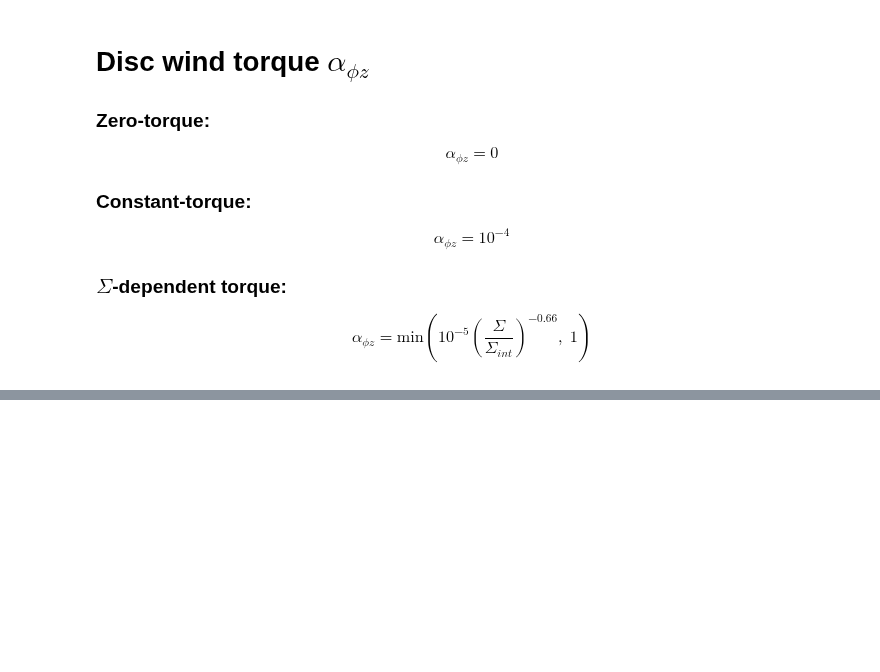
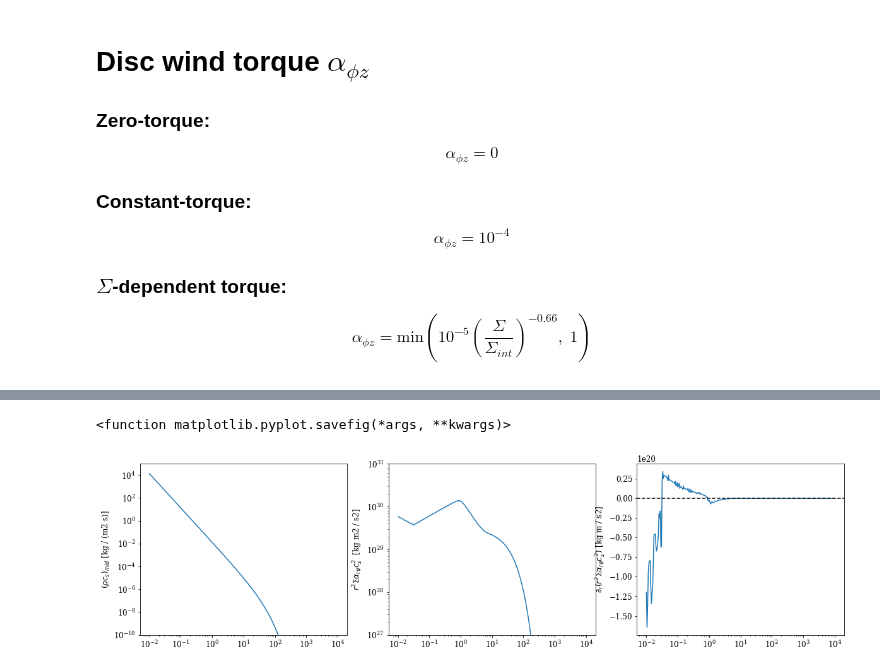
Before and after one commit to agent031/bachelor_code, a Jupyter notebook: Testing_values_T0/mass_flux_strongDW.ipynb, the cells around one changed output, grey strips where cells are left out. Saved outputs shown, nothing was run; the diff lists cells and outputs as text; code cells hidden in the pictures; blank space fills up the shorter version.

```diff
--- a/Testing_values_T0/mass_flux_strongDW.ipynb
+++ b/Testing_values_T0/mass_flux_strongDW.ipynb
@@ -97,0 +149,20 @@ plt.legend(frameon=False)
+# %%
+fig, axs = plt.subplots(1,3, figsize = (20, 5))
+
+
+axs[0].loglog(r_au, ρ_cs_mid(Σ_initial(r_au)), label = 'ρ_cs__mid')
+axs[0].set(ylabel = '$(ρc_s)_{mid}$'+f' [{ρ_cs_mid(Σ_initial(r_au)).unit}]', ylim = (1e-10, 1e5))
+
+to_dev = (r_au**2 * Σ_initial(r_au) * α_rφ * c_s2(temp_initial)).decompose()
+axs[1].loglog(r_au, to_dev)
+axs[1].set(ylabel = '$r^2Σα_{rφ}c_s^2$'+f'  [{to_dev.unit}]', ylim = (1e27, 1e31))
+
+dev = (r_au**(-1) * (sD1_log @ to_dev) * to_dev.unit).decompose()
+axs[2].semilogx(r_au, dev)
+axs[2].set(ylabel = '$\partial_r(r^2Σα_{rφ}c_s^2)$'+f' [{dev.unit}]')
+axs[2].axhline(0, ls='--', c = 'black')
+
+plt.savefig
+# %% [output]
+<function matplotlib.pyplot.savefig(*args, **kwargs)>
+[figure, added]
```
Also changed, not shown: parts of 14 cells of this notebook, 2 other files.
